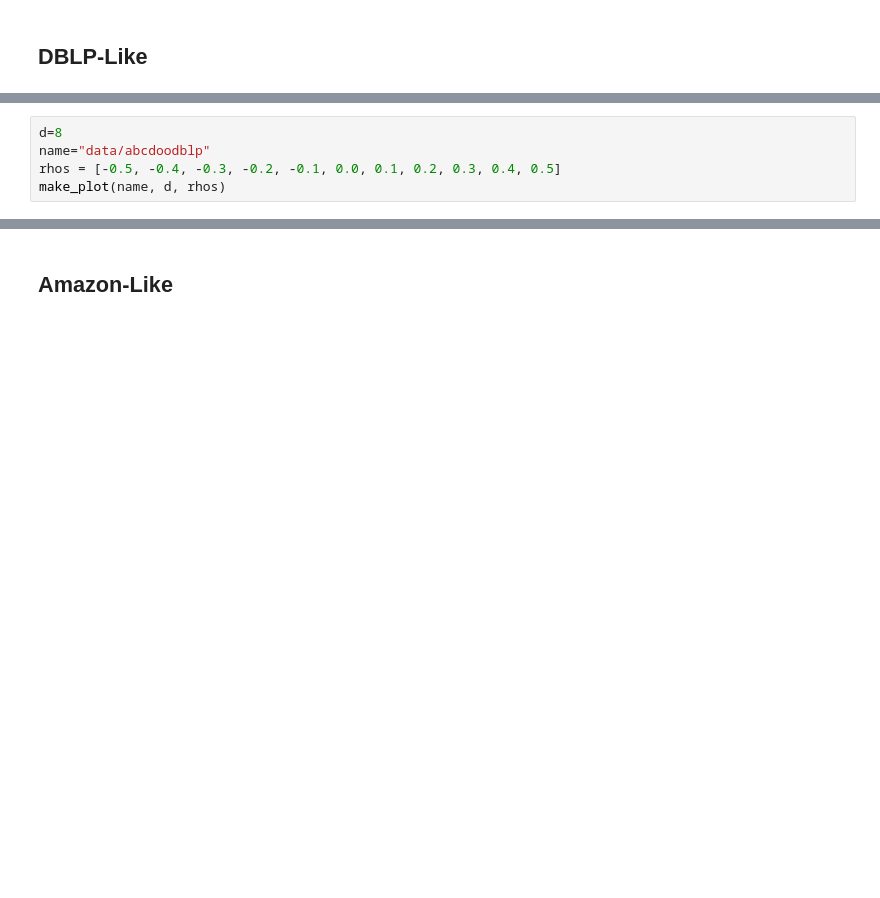
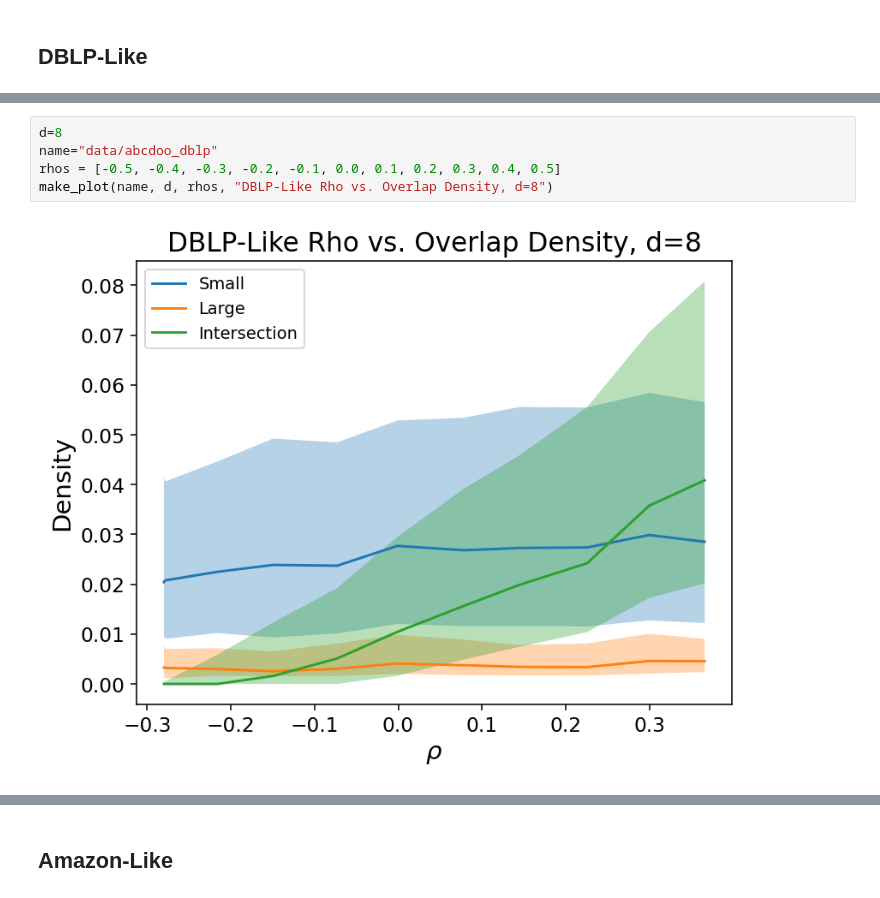
Before and after one commit to ftheberge/ABCDoo_Experiments, a Jupyter notebook: GraphProperties/density_vs_rho.ipynb, the cells around one changed output, grey strips where cells are left out. Drawn from its saved outputs; the diff is of its cells as text; blank space fills up the shorter version.

```diff
--- a/GraphProperties/density_vs_rho.ipynb
+++ b/GraphProperties/density_vs_rho.ipynb
@@ -119,8 +126,10 @@ FileNotFoundError: [Errno 2] No such file or directory: 'data/abcdoo_dblp_d2_rho
 # %%
 d=8
-name="data/abcdoodblp"
+name="data/abcdoo_dblp"
 rhos = [-0.5, -0.4, -0.3, -0.2, -0.1, 0.0, 0.1, 0.2, 0.3, 0.4, 0.5]
-make_plot(name, d, rhos)
+make_plot(name, d, rhos, "DBLP-Like Rho vs. Overlap Density, d=8")
+# %% [output]
+[figure, added]
 # %%
 d=64
 name="data/abcdoo_dblp"
```
Also changed, not shown: parts of 9 cells of this notebook.
